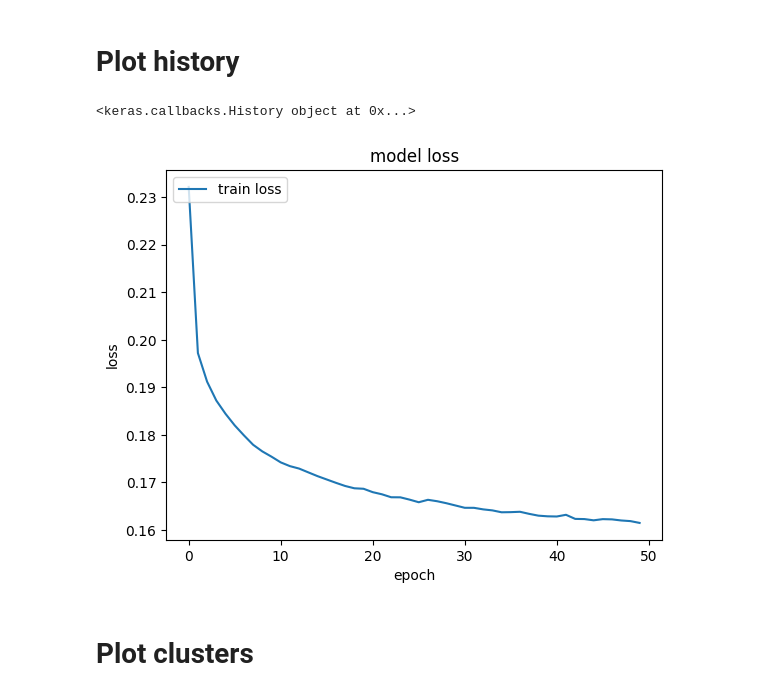
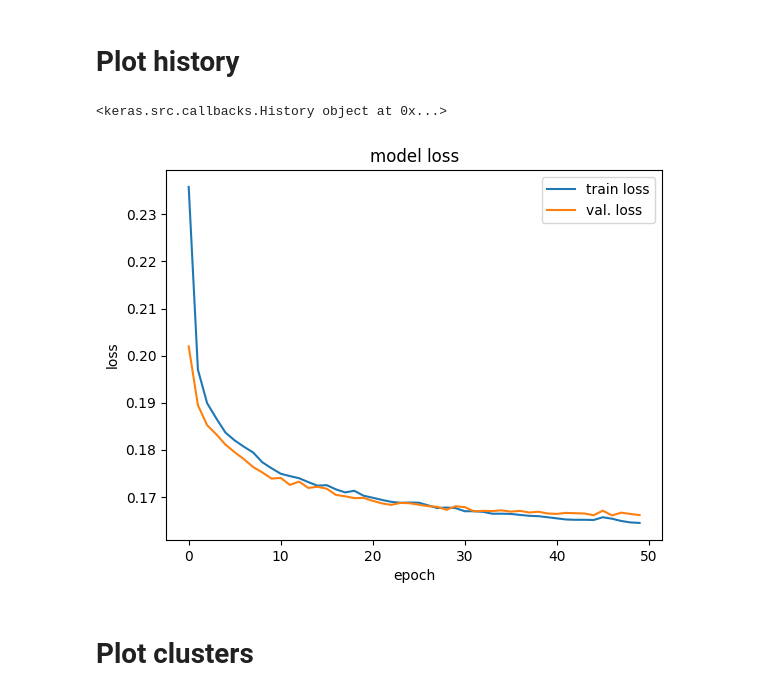
Before and after one commit to marcinwolter/MachineLearning-KISD-2024, a Jupyter notebook: lecture7.ipynb, the cells around one changed output. Cells and saved outputs as stored; diff of their text form; code cells hidden in the pictures.

```diff
--- a/lecture7.ipynb
+++ b/lecture7.ipynb
@@ -88,12 +91,12 @@ input_img = Input(shape=(784,))
 # "encoded" is the encoded representation of the input
 encoded = Dense(512, activation='relu')(input_img)
 encoded = Dense(256, activation='relu')(encoded)
-#encoded = Dropout(0.2)(encoded)
+encoded = Dropout(0.05)(encoded)
 encoded = Dense(encoding_dim, activation='linear')(encoded)
 # "decoded" is the lossy reconstruction of the input
 decoded = Dense(256, activation='relu')(encoded)
 decoded = Dense(512, activation='relu')(decoded)
-#decoded = Dropout(0.2)(decoded)
+decoded = Dropout(0.05)(decoded)
 decoded = Dense(784, activation='sigmoid')(decoded)
 
 # This model maps an input to its reconstruction
@@ -101,4 +104,5 @@ autoencoder = Model(input_img, decoded)
 encoder = Model(input_img, encoded)
 
 autoencoder.summary()
+encoder.summary()
 # %% [output]
@@ -147,18 +151,19 @@ Epoch 50/50
 # %%
 # summarize history for loss
 import matplotlib.pyplot as plt
 
 print(history)
 plt.plot(history.history['loss'])
+plt.plot(history.history['val_loss'])
 
 plt.title('model loss')
 plt.ylabel('loss')
 plt.xlabel('epoch')
-plt.legend(['train loss'], loc='upper left')
+plt.legend(['train loss','val. loss'], loc='upper right')
 plt.show()
 # %% [output]
-<keras.callbacks.History object at 0x...>
+<keras.src.callbacks.History object at 0x...>
-[figure, old version]
+[figure, new version]
 # %% [markdown]
 # Plot clusters
 # %%
```
Also changed, not shown: parts of 13 cells of this notebook.
